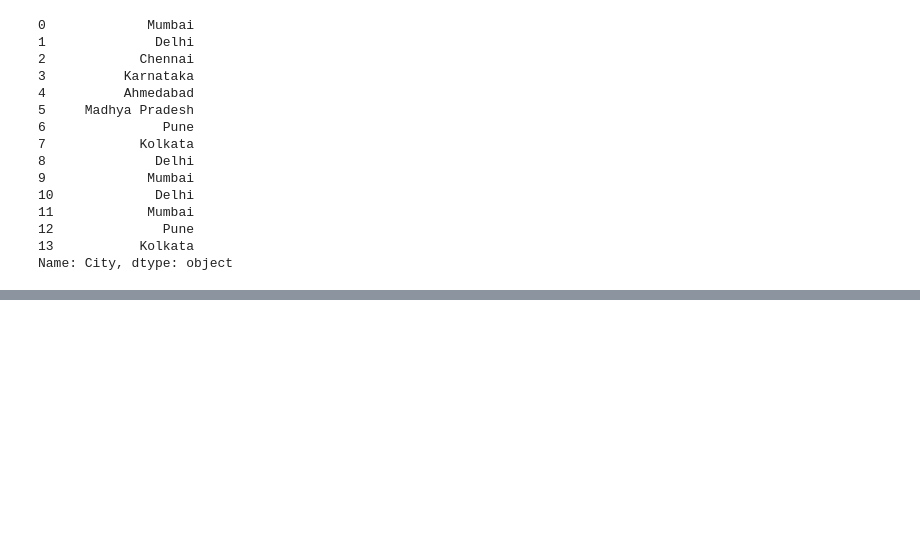
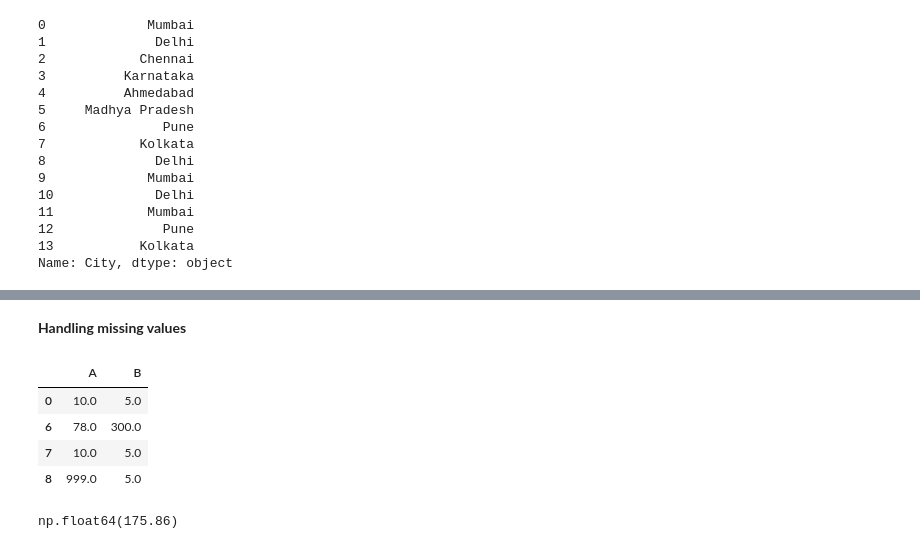
Before and after one commit to karthik-k11/Data-Science-Libraries-Practice, a Jupyter notebook: Pandas_Practice.ipynb, the cells around one changed output, grey strips where cells are left out. Saved outputs shown, nothing was run; the diff lists cells and outputs as text; code cells hidden in the pictures; blank space fills up the shorter version.

```diff
--- a/Pandas_Practice.ipynb
+++ b/Pandas_Practice.ipynb
@@ -989,0 +1062,16 @@ Name: City, dtype: object
+# %% [markdown]
+**Handling missing values**
+# %%
+##In a specific column
+dropna = data.dropna()
+dropna
+# %% [output]
+|  | A | B |
+| 0 | 10.0 | 5.0 |
+| 6 | 78.0 | 300.0 |
+| 7 | 10.0 | 5.0 |
+| 8 | 999.0 | 5.0 |
+# %%
+round(data['A'].mean(), 2)
+# %% [output]
+np.float64(175.86)
```
Also changed, not shown: parts of 22 cells of this notebook.
